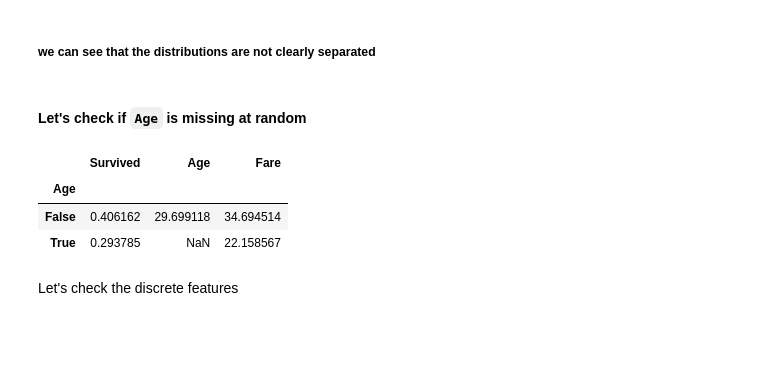
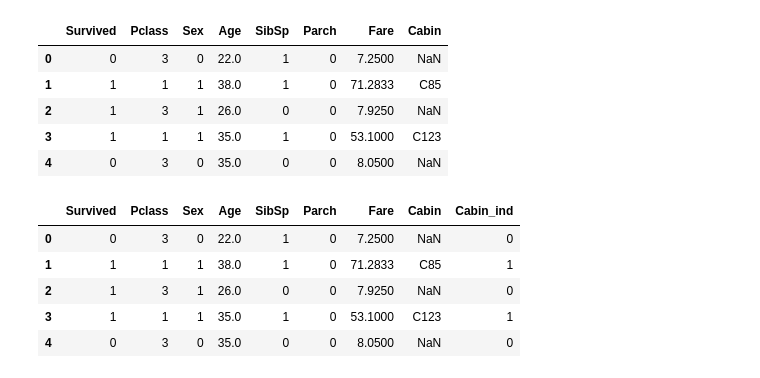
Before and after one commit to aidoskanapyanov/Getting-Started-with-Titanic, a Jupyter notebook: getting-started-with-titanic.ipynb, the cells around one changed output. Saved outputs shown, nothing was run; the diff lists cells and outputs as text; code cells hidden in the pictures; blank space fills up the shorter version.

```diff
--- a/getting-started-with-titanic.ipynb
+++ b/getting-started-with-titanic.ipynb
@@ -68,16 +29,24 @@ for i, col in enumerate(['Age','Fare']):
-# %% [markdown]
-##### we can see that the distributions are not clearly separated
-# %% [markdown]
-#### Let's check if `Age` is missing at random
-# %%
-train_data.groupby(train_data['Age'].isnull()).mean()
-# %% [output]
-|  | Survived | Age | Fare |
-| Age |  |  |  |
-| False | 0.406162 | 29.699118 | 34.694514 |
-| True | 0.293785 | NaN | 22.158567 |
-# %% [markdown]
-Let's check the discrete features
+# %%
+gender = {'male':0, 'female':1}
+train_data['Sex'] = train_data['Sex'].map(gender)
+train_data.head()
+# %% [output]
+|  | Survived | Pclass | Sex | Age | SibSp | Parch | Fare | Cabin |
+| 0 | 0 | 3 | 0 | 22.0 | 1 | 0 | 7.2500 | NaN |
+| 1 | 1 | 1 | 1 | 38.0 | 1 | 0 | 71.2833 | C85 |
+| 2 | 1 | 3 | 1 | 26.0 | 0 | 0 | 7.9250 | NaN |
+| 3 | 1 | 1 | 1 | 35.0 | 1 | 0 | 53.1000 | C123 |
+| 4 | 0 | 3 | 0 | 35.0 | 0 | 0 | 8.0500 | NaN |
+# %%
+train_data['Cabin_ind'] = np.where(train_data['Cabin'].isnull(), 0, 1)
+train_data.head()
+# %% [output]
+|  | Survived | Pclass | Sex | Age | SibSp | Parch | Fare | Cabin | Cabin_ind |
+| 0 | 0 | 3 | 0 | 22.0 | 1 | 0 | 7.2500 | NaN | 0 |
+| 1 | 1 | 1 | 1 | 38.0 | 1 | 0 | 71.2833 | C85 | 1 |
+| 2 | 1 | 3 | 1 | 26.0 | 0 | 0 | 7.9250 | NaN | 0 |
+| 3 | 1 | 1 | 1 | 35.0 | 1 | 0 | 53.1000 | C123 | 1 |
+| 4 | 0 | 3 | 0 | 35.0 | 0 | 0 | 8.0500 | NaN | 0 |
 # %%
 train_data['Age'].fillna(train_data['Age'].mean(), inplace=True)
 train_data.head(10)
```
Also changed, not shown: parts of 40 cells of this notebook.
